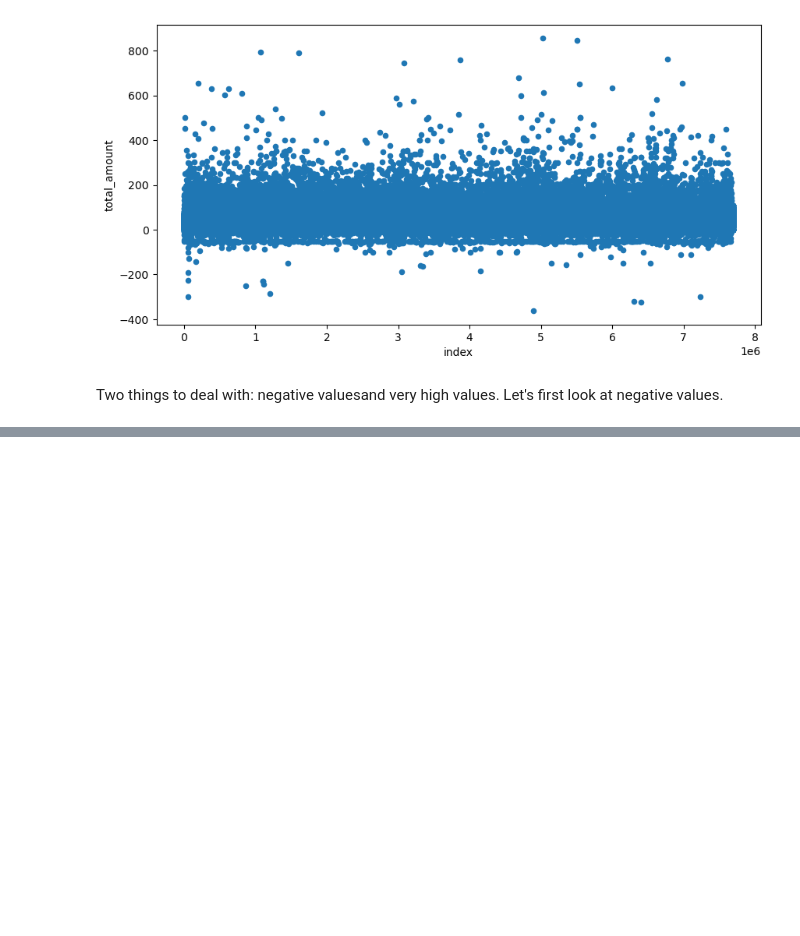
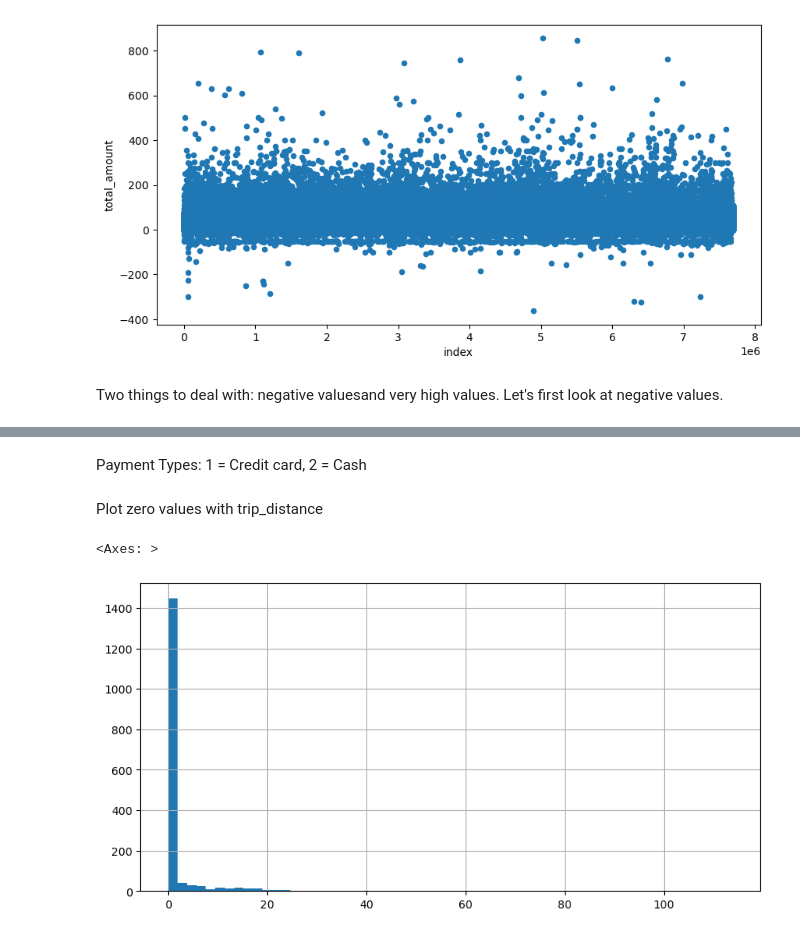
Before and after one commit to negreteo/new-york-taxi-analysis, a Jupyter notebook: NY Yellow Taxis notebook.ipynb, the cells around one changed output, grey strips where cells are left out. Cells and saved outputs as stored; diff of their text form; code cells hidden in the pictures; blank space fills up the shorter version.

```diff
--- a/NY Yellow Taxis notebook.ipynb
+++ b/NY Yellow Taxis notebook.ipynb
@@ -110,0 +174,9 @@ Two things to deal with: negative valuesand very high values. Let's first look a
+# %% [markdown]
+Payment Types: 1 = Credit card, 2 = Cash
+# %% [markdown]
+Plot zero values with trip_distance
+# %%
+taxi_data[taxi_data['total_amount'] == 0]['trip_distance'].hist(bins=60, figsize=(10,5))
+# %% [output]
+<Axes: >
+[figure, added]
```
Also changed, not shown: parts of 20 cells of this notebook.
